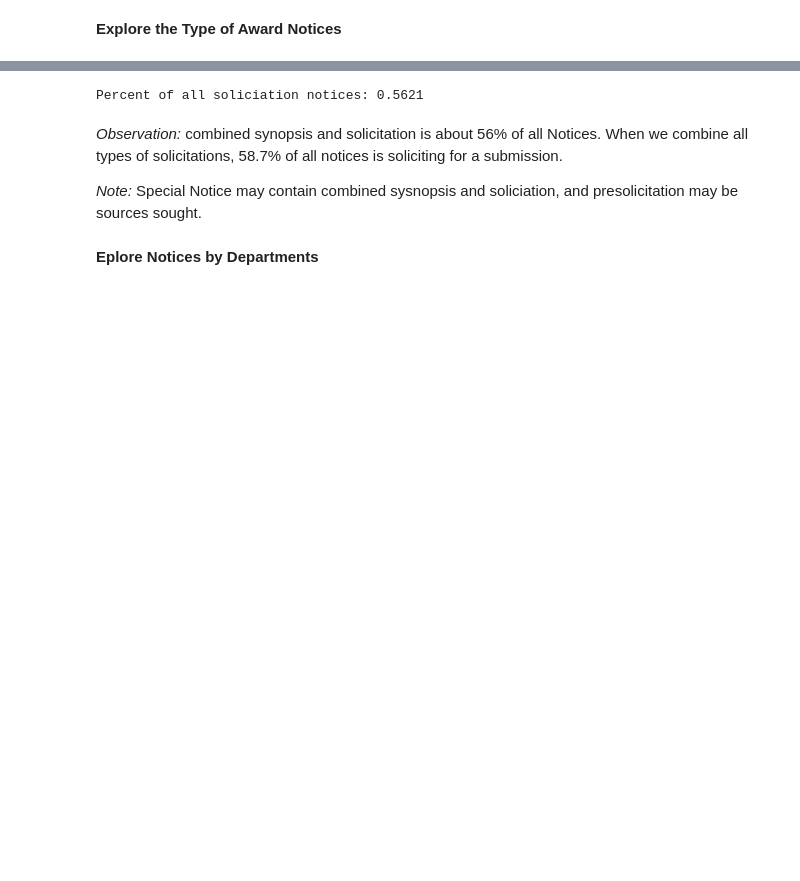
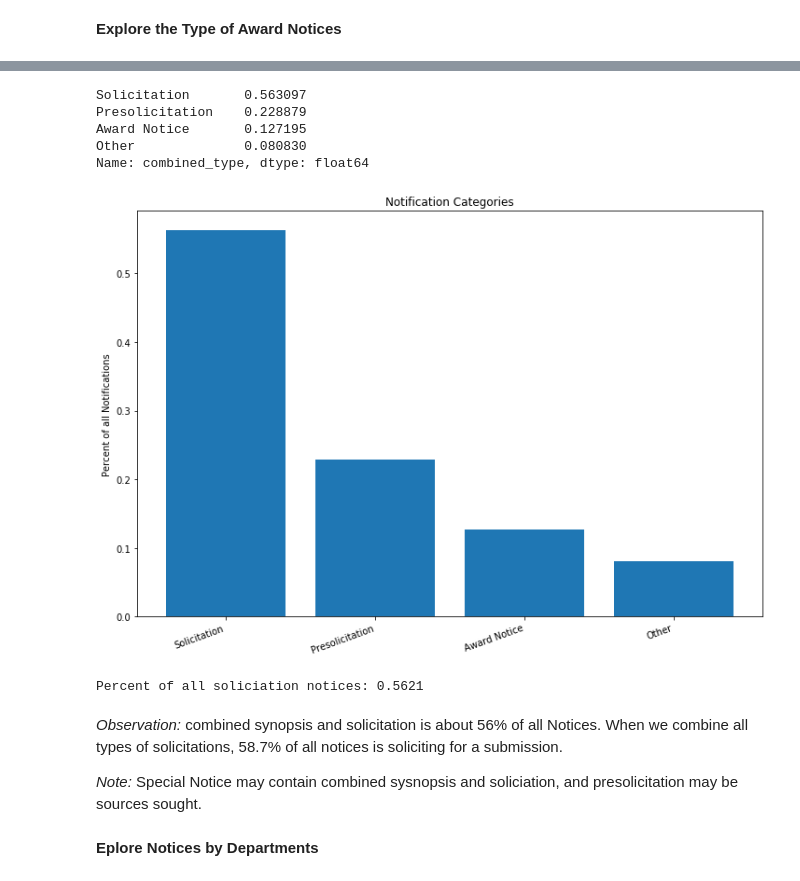
Before and after one commit to biborsz/Capstone, a Jupyter notebook: 002_EDA.ipynb, the cells around one changed output, grey strips where cells are left out. Saved outputs shown, nothing was run; the diff lists cells and outputs as text; code cells hidden in the pictures; blank space fills up the shorter version.

```diff
--- a/002_EDA.ipynb
+++ b/002_EDA.ipynb
@@ -157,3 +173,27 @@ plt.bar(df['type'].value_counts().index, df['type'].value_counts(normalize=True)
+# %%
+df['combined_type'].value_counts(normalize=True)
+# %% [output]
+Solicitation       0.563097
+Presolicitation    0.228879
+Award Notice       0.127195
+Other              0.080830
+Name: combined_type, dtype: float64
+# %%
+# find count unique values of df['combined_type']
+
+fig = plt.figure(figsize=(12, 8))
+plt.title('Notification Categories')
+plt.xticks(rotation=20, ha='right')
+plt.ylabel('Percent of all Notifications')
+plt.bar(df['combined_type'].value_counts().index, df['combined_type'].value_counts(normalize=True));
+
+# save figure
+plt.savefig('./images/notice_categories_combined.png', dpi=300, bbox_inches='tight')
+
+# xticks rotation source: https://kite.com/python/answers/how-to-rotate-date-ticks-using-matplotlib-in-python
+# xticks alignment source: https://stackoverflow.com/questions/14852821/aligning-rotated-xticklabels-with-their-respective-xticks
+# %% [output]
+[figure, added]
 # %%
 # combine solicitation notices with combined synopsis and soliciation notices
 # this gives back the percent of notices that solicit applications for award
```
Also changed, not shown: parts of 23 cells of this notebook, 14 other files.
